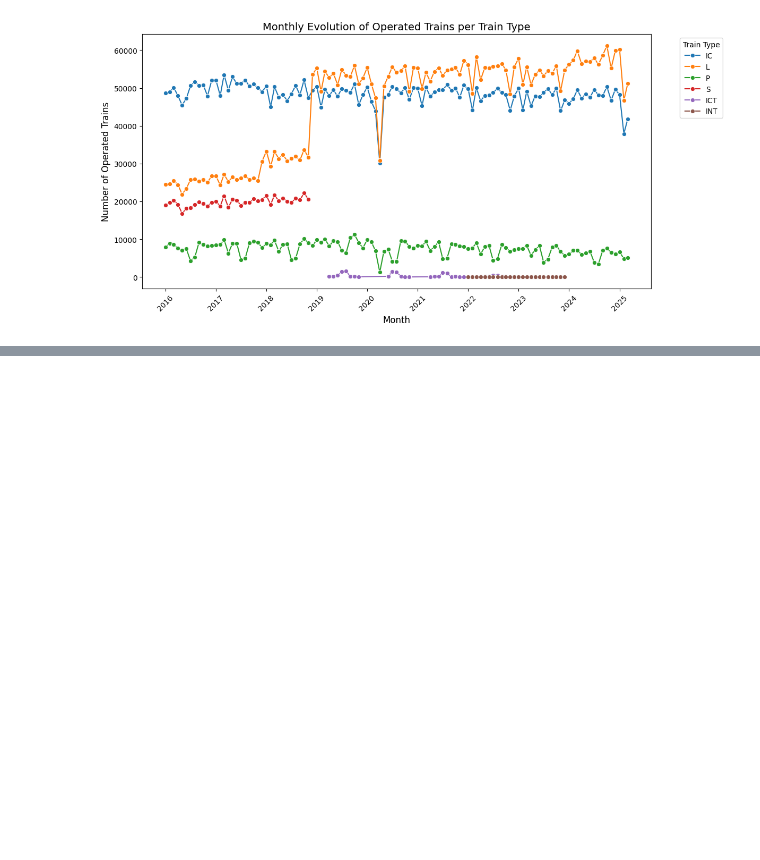
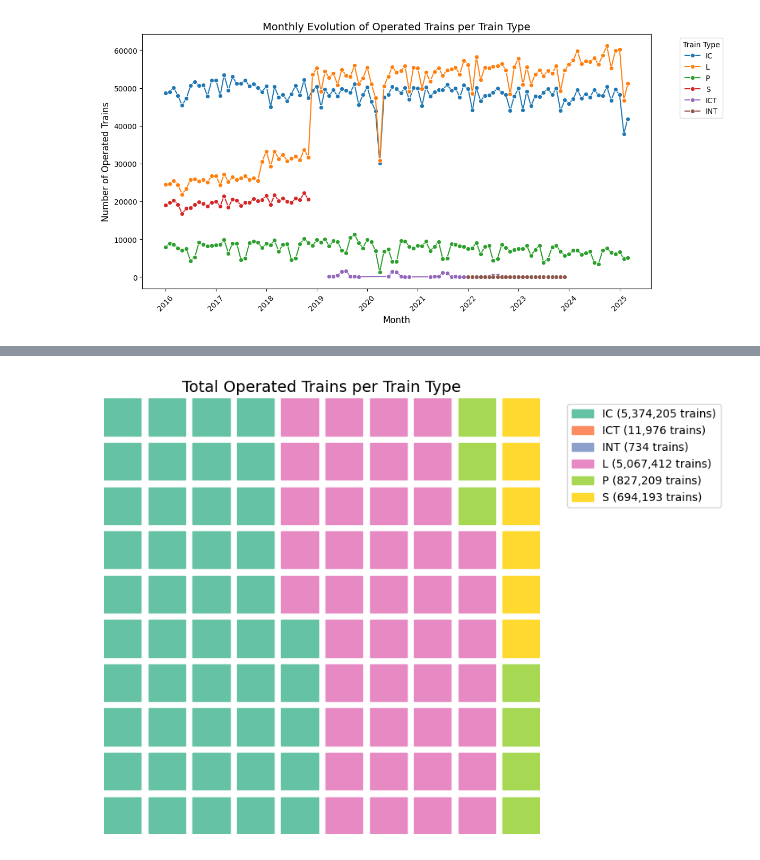
Before and after one commit to Datavisualiatie-UGent/project-dv25-6, a Jupyter notebook: analysis/analysis-emma.ipynb, the cells around one changed output, grey strips where cells are left out. Drawn from its saved outputs; the diff is of its cells as text; code cells hidden in the pictures; blank space fills up the shorter version.

```diff
--- a/analysis/analysis-emma.ipynb
+++ b/analysis/analysis-emma.ipynb
@@ -421,0 +515,31 @@ plt.show()
+# %%
+# pip install pywaffle
+
+from pywaffle import Waffle
+import matplotlib.pyplot as plt
+import pandas as pd
+
+# Group by train type and sum the number of operated trains
+trains_per_type = df.groupby('Train type')['Number of operated trains'].sum()
+
+# Scale to a total of 100 blocks
+total_blocks = 100
+scaled_values = (trains_per_type / trains_per_type.sum() * total_blocks).round().astype(int)
+
+# Create the waffle chart (fill row by row, left to right)
+fig = plt.figure(
+    FigureClass=Waffle,
+    rows=10,
+    values=scaled_values.to_dict(),
+    vertical=False,  # Fill row by row (left to right)
+    title={'label': 'Total Operated Trains per Train Type', 'loc': 'center', 'fontsize': 14},
+    labels=[f"{k} ({v:,} trains)" for k, v in trains_per_type.items()],
+    legend={'loc': 'upper left', 'bbox_to_anchor': (1.05, 1)},
+    figsize=(12, 6)
+)
+
+plt.show()
+
+# Probleem: je ziet ICT en INT niet omdat er te weinig zijn
+# %% [output]
+[figure, added]
```
Also changed, not shown: parts of 3 cells of this notebook.
